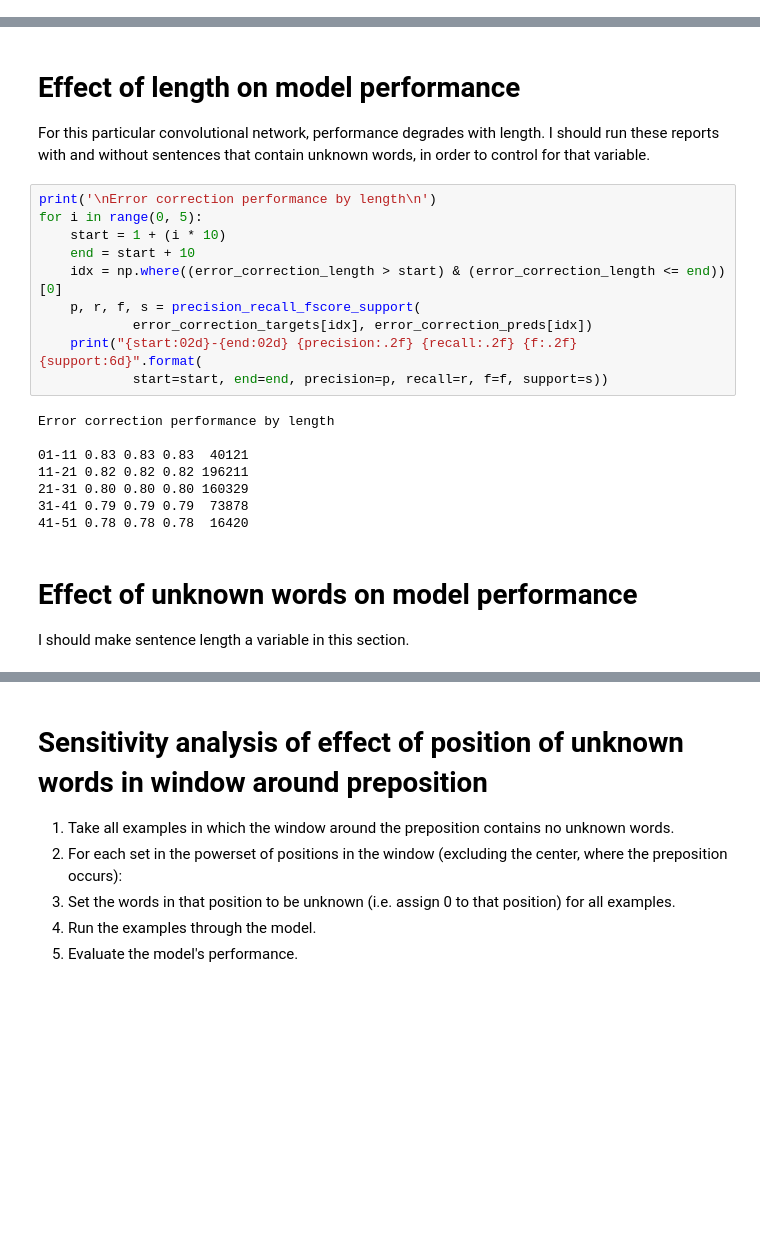
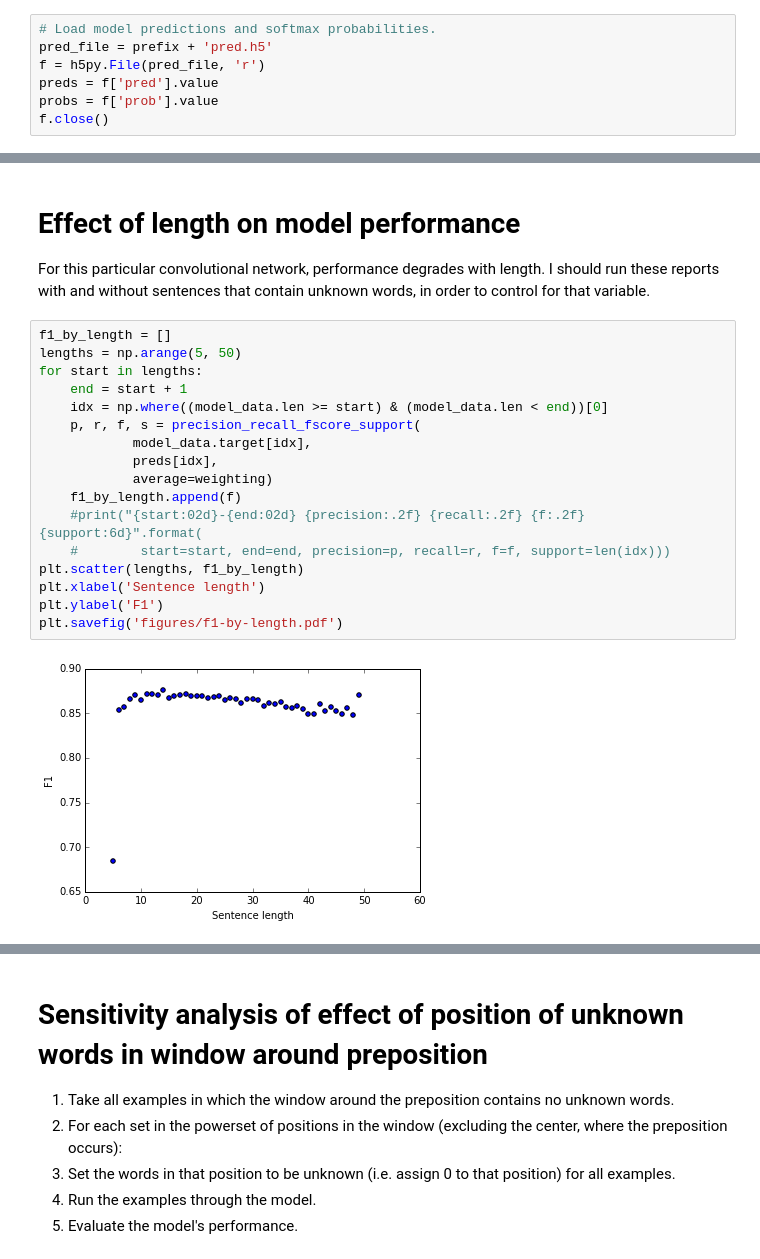
Before and after one commit to ndronen/modeling, a Jupyter notebook: notebooks/ConvnetAnalysis.ipynb, the cells around one changed output, grey strips where cells are left out. Drawn from its saved outputs; the diff is of its cells as text; blank space fills up the shorter version.

```diff
--- a/notebooks/ConvnetAnalysis.ipynb
+++ b/notebooks/ConvnetAnalysis.ipynb
@@ -45,0 +113,7 @@ preds = np.argmax(probs, axis=1)
+# %%
+# Load model predictions and softmax probabilities.
+pred_file = prefix + 'pred.h5'
+f = h5py.File(pred_file, 'r')
+preds = f['pred'].value
+probs = f['prob'].value
+f.close()
@@ -414,25 +1001,21 @@ Effect of length on model performance
 
 For this particular convolutional network, performance degrades with length.  I should run these reports with and without sentences that contain unknown words, in order to control for that variable.
 # %%
-print('\nError correction performance by length\n')
-for i in range(0, 5):
-    start = 1 + (i * 10)
-    end = start + 10
-    idx = np.where((error_correction_length > start) & (error_correction_length <= end))[0]
+f1_by_length = []
+lengths = np.arange(5, 50)
+for start in lengths:
+    end = start + 1
+    idx = np.where((model_data.len >= start) & (model_data.len < end))[0]
     p, r, f, s = precision_recall_fscore_support(
-            error_correction_targets[idx], error_correction_preds[idx])
-    print("{start:02d}-{end:02d} {precision:.2f} {recall:.2f} {f:.2f} {support:6d}".format(
-            start=start, end=end, precision=p, recall=r, f=f, support=s))
+            model_data.target[idx],
+            preds[idx],
+            average=weighting)
+    f1_by_length.append(f)
+    #print("{start:02d}-{end:02d} {precision:.2f} {recall:.2f} {f:.2f} {support:6d}".format(
+    #        start=start, end=end, precision=p, recall=r, f=f, support=len(idx)))
+plt.scatter(lengths, f1_by_length)
+plt.xlabel('Sentence length')
+plt.ylabel('F1')
+plt.savefig('figures/f1-by-length.pdf')
 # %% [output]
-Error correction performance by length
-
-01-11 0.83 0.83 0.83  40121
-11-21 0.82 0.82 0.82 196211
-21-31 0.80 0.80 0.80 160329
-31-41 0.79 0.79 0.79  73878
-41-51 0.78 0.78 0.78  16420
+[figure, added]
-# %% [markdown]
-Effect of unknown words on model performance
-=========
-
-I should make sentence length a variable in this section.
```
Also changed, not shown: parts of 84 cells of this notebook.
